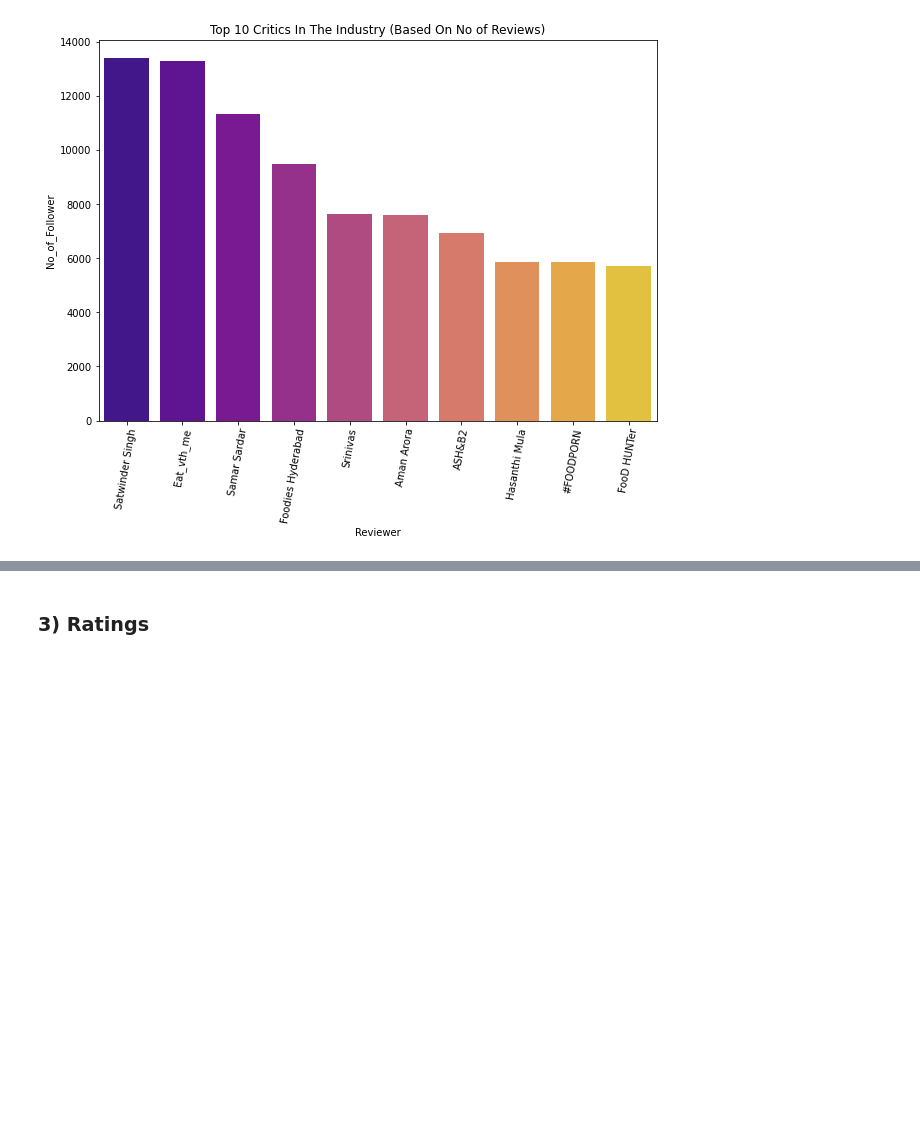
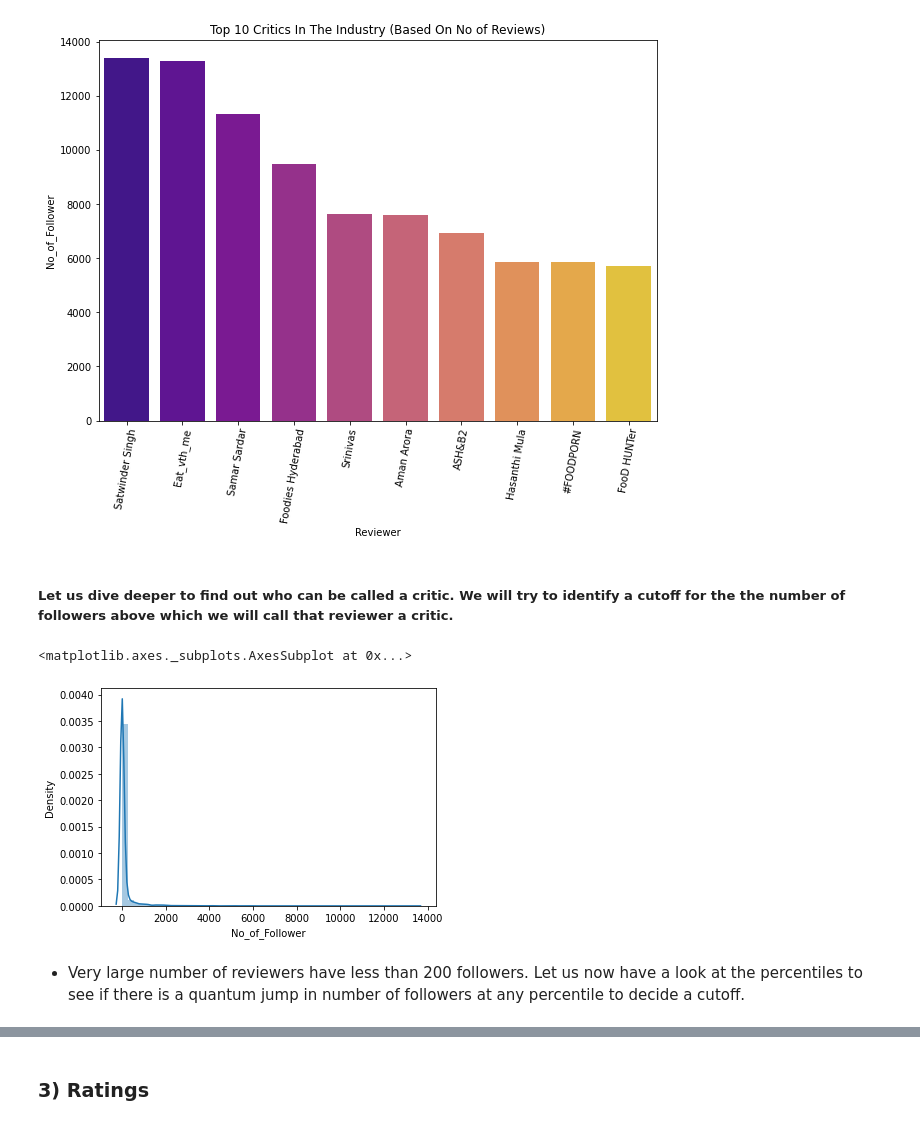
Before and after one commit to Nandeesh-U/ZOMATO-RESTAURANT-CLUSTERING-AND-SENTIMENT-ANALYSIS, a Jupyter notebook: ZOMATO_RESTAURANT_CLUSTERING_AND_SENTIMENT_ANALYSIS.ipynb, the cells around one changed output, grey strips where cells are left out. Drawn from its saved outputs; the diff is of its cells as text; code cells hidden in the pictures; blank space fills up the shorter version.

```diff
--- a/ZOMATO_RESTAURANT_CLUSTERING_AND_SENTIMENT_ANALYSIS.ipynb
+++ b/ZOMATO_RESTAURANT_CLUSTERING_AND_SENTIMENT_ANALYSIS.ipynb
@@ -992,3 +993,13 @@ plt.title('Top 10 Critics In The Industry (Based On No of Reviews)')
 # %% [output]
 Text(0.5, 1.0, 'Top 10 Critics In The Industry (Based On No of Reviews)')
 [figure]
+# %% [markdown]
+##### Let us dive deeper to find out who can be called a critic. We will try to identify a cutoff for the the number of followers above which we will call that reviewer a critic.
+# %%
+# Let us look at the distribution of number of followers
+sns.distplot(a=reviewer_info['No_of_Follower'],hist=True)
+# %% [output]
+<matplotlib.axes._subplots.AxesSubplot at 0x...>
+[figure, added]
+# %% [markdown]
+* Very large number of reviewers have less than 200 followers. Let us now have a look at the percentiles to see if there is a quantum jump in number of followers at any percentile to decide a cutoff.
```
Also changed, not shown: parts of 81 cells of this notebook.
